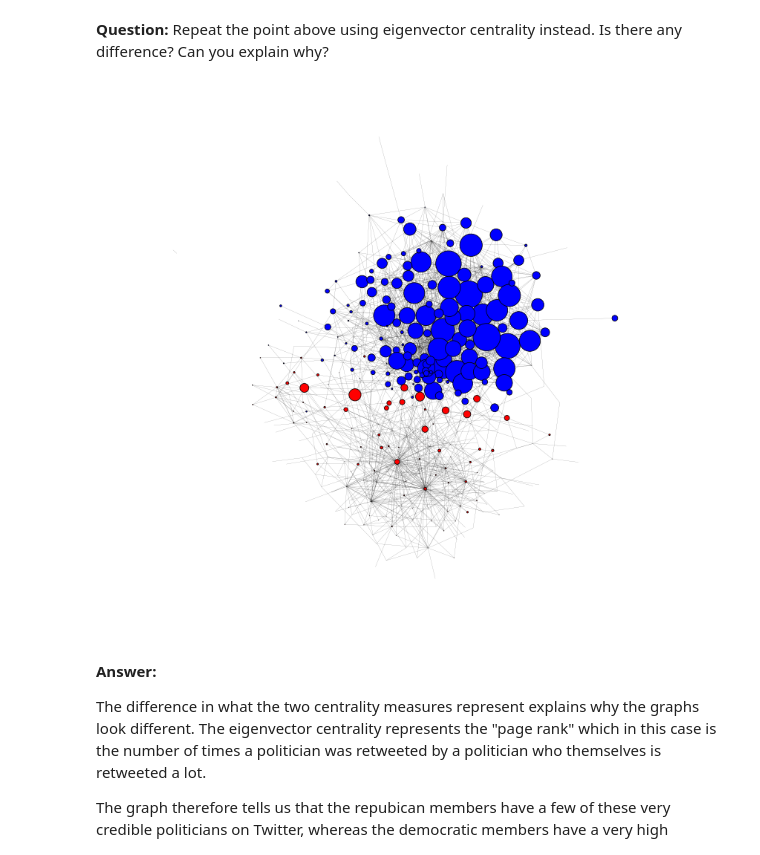
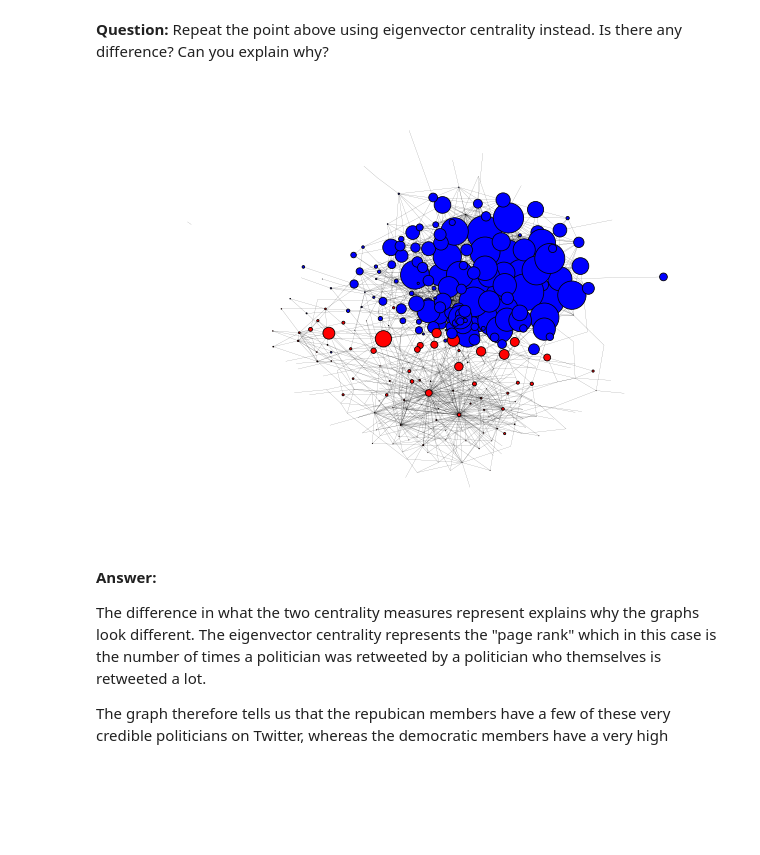
Before and after one commit to rflperry/socialgraphs2018, a Jupyter notebook: assignment2/analysis.ipynb, the cells around one changed output. Cells and saved outputs as stored; diff of their text form; code cells hidden in the pictures; blank space fills up the shorter version.

```diff
--- a/assignment2/analysis.ipynb
+++ b/assignment2/analysis.ipynb
@@ -147,14 +147,14 @@ Repeat the point above using eigenvector centrality instead. Is there any differ
 # %%
 EV = nx.eigenvector_centrality_numpy(DG)
 EV_values = np.array([EV[pol] for pol in EV])
 sizes = 5000 * EV_values # factor found through trial and error
 
-plt.figure(figsize=(10,10))
+plt.figure(figsize=(8,6))
 nx.draw(UG, positions, node_color=color_map, node_size=sizes, width=0.1, linewidths=0.8)
 plt.gca().collections[0].set_edgecolor("#000000")
 plt.savefig('../docs/images/eig_network.png',bbox_inches='tight')
 # %% [output]
-[figure, old version]
+[figure, new version]
 # %% [markdown]
 **Answer:**
 
```
Also changed, not shown: parts of 6 cells of this notebook.
